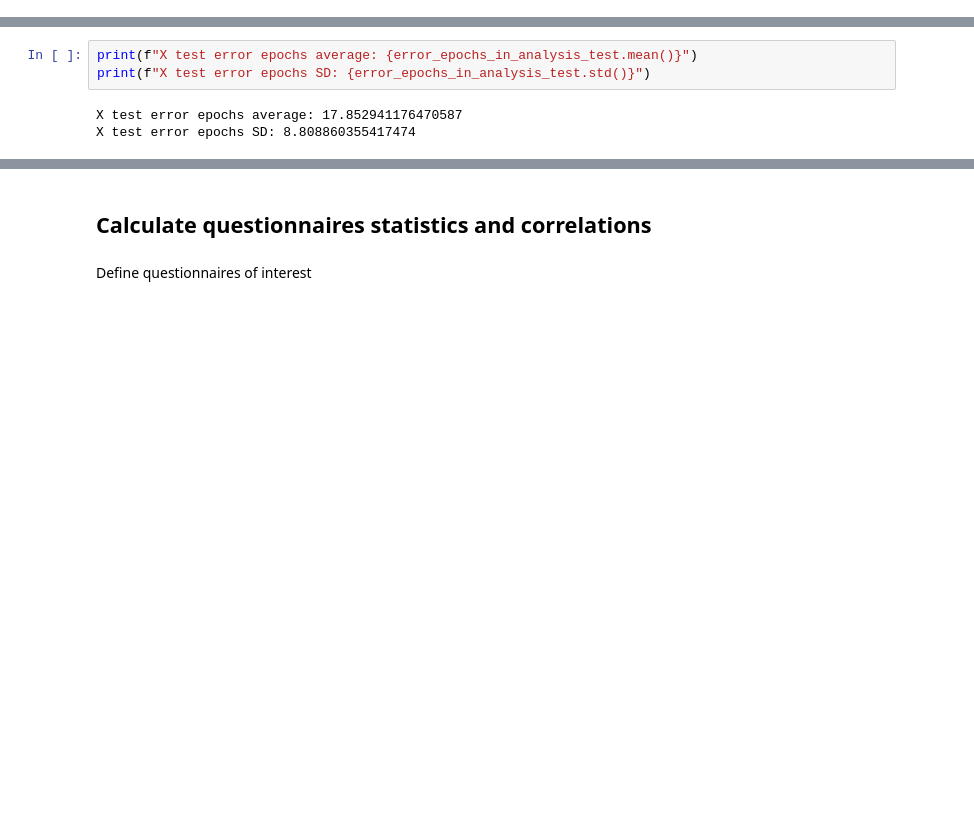
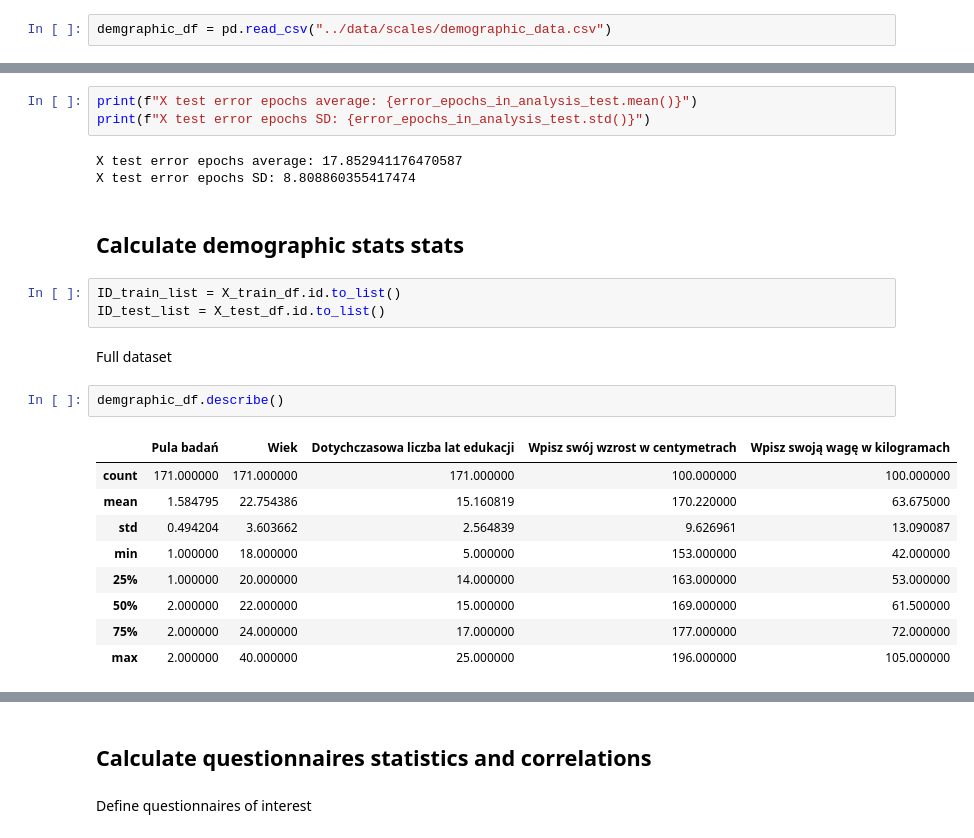
Before and after one commit to abelowska/erroneurous, a Jupyter notebook: notebooks/behavioral_results.ipynb, the cells around one changed output, grey strips where cells are left out. Drawn from its saved outputs; the diff is of its cells as text; blank space fills up the shorter version.

Commit message:
Adds demographical stats of paricipants

```diff
--- a/notebooks/behavioral_results.ipynb
+++ b/notebooks/behavioral_results.ipynb
@@ -361,3 +363,5 @@ stats_df = pd.read_csv("../data/scales/all_scales_with_rt_edited.csv")
+# %%
+demgraphic_df = pd.read_csv("../data/scales/demographic_data.csv")
 # %% [markdown]
 ## Calculate response time (RT) stats
 # %%
@@ -446,3 +450,22 @@ print(f"X test error epochs SD: {error_epochs_in_analysis_test.std()}")
 # %% [output]
 X test error epochs average: 17.852941176470587
 X test error epochs SD: 8.808860355417474
+# %% [markdown]
+## Calculate demographic stats stats
+# %%
+ID_train_list = X_train_df.id.to_list()
+ID_test_list = X_test_df.id.to_list()
+# %% [markdown]
+Full dataset
+# %%
+demgraphic_df.describe()
+# %% [output]
+|  | Pula badań | Wiek | Dotychczasowa liczba lat edukacji | Wpisz swój wzrost w centymetrach | Wpisz swoją wagę w kilogramach |
+| count | 171.000000 | 171.000000 | 171.000000 | 100.000000 | 100.000000 |
+| mean | 1.584795 | 22.754386 | 15.160819 | 170.220000 | 63.675000 |
+| std | 0.494204 | 3.603662 | 2.564839 | 9.626961 | 13.090087 |
+| min | 1.000000 | 18.000000 | 5.000000 | 153.000000 | 42.000000 |
+| 25% | 1.000000 | 20.000000 | 14.000000 | 163.000000 | 53.000000 |
+| 50% | 2.000000 | 22.000000 | 15.000000 | 169.000000 | 61.500000 |
+| 75% | 2.000000 | 24.000000 | 17.000000 | 177.000000 | 72.000000 |
+| max | 2.000000 | 40.000000 | 25.000000 | 196.000000 | 105.000000 |
```
Also changed, not shown: parts of 14 cells of this notebook.
